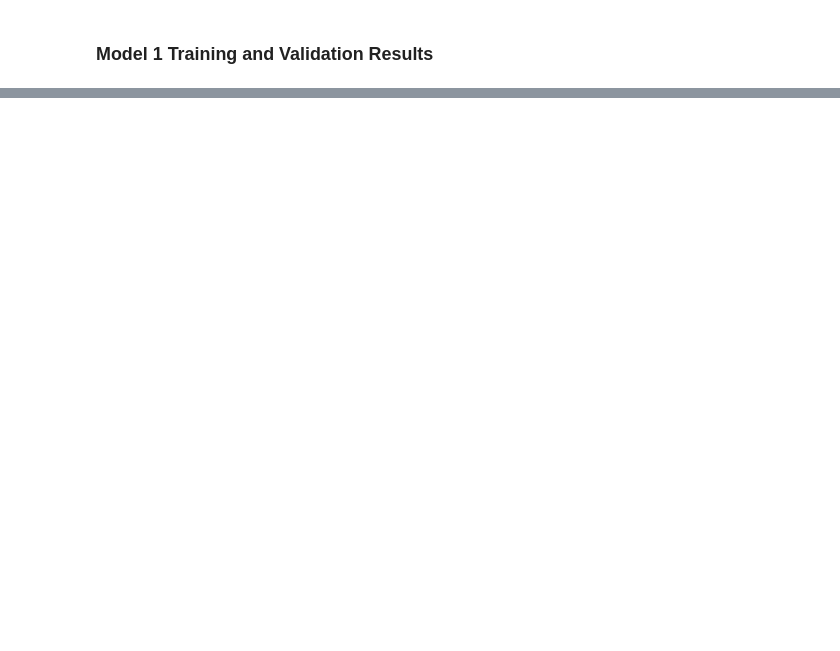
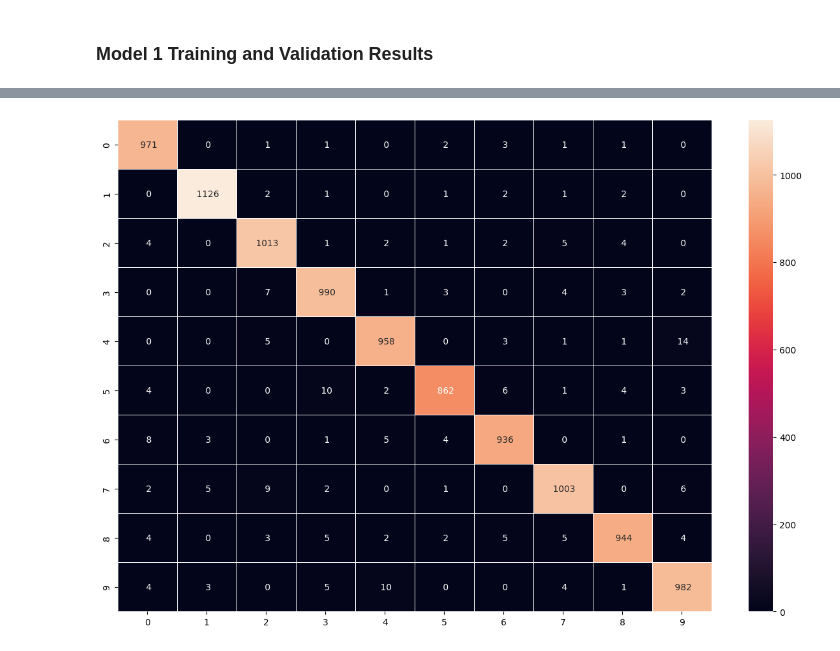
Before and after one commit to vincentyono/computational-intelligence-week-5, a Jupyter notebook: src/digit_recognition.ipynb, the cells around one changed output, grey strips where cells are left out. Saved outputs shown, nothing was run; the diff lists cells and outputs as text; code cells hidden in the pictures; blank space fills up the shorter version.

```diff
--- a/src/digit_recognition.ipynb
+++ b/src/digit_recognition.ipynb
@@ -339,0 +201,2 @@ test_loss_3, test_acc_3
+# %%
+y_pred = model.predict(X_test)
@@ -339,0 +205,3 @@ test_loss_3, test_acc_3
+# %%
+y_pred = np.array(list(map(lambda y: y.index(max(y)),y_pred.tolist())))
+y_test = np.array(list(map(lambda y: y.index(max(y)),y_test.tolist())))
@@ -339,0 +225,6 @@ test_loss_3, test_acc_3
+# %%
+plt.figure(figsize=(15, 10))
+sns.heatmap(confusion_matrix(y_test, y_pred), fmt=" ", annot=True, linewidths=0.5)
+plt.show()
+# %% [output]
+[figure, added]
```
Also changed, not shown: parts of 35 cells of this notebook.
